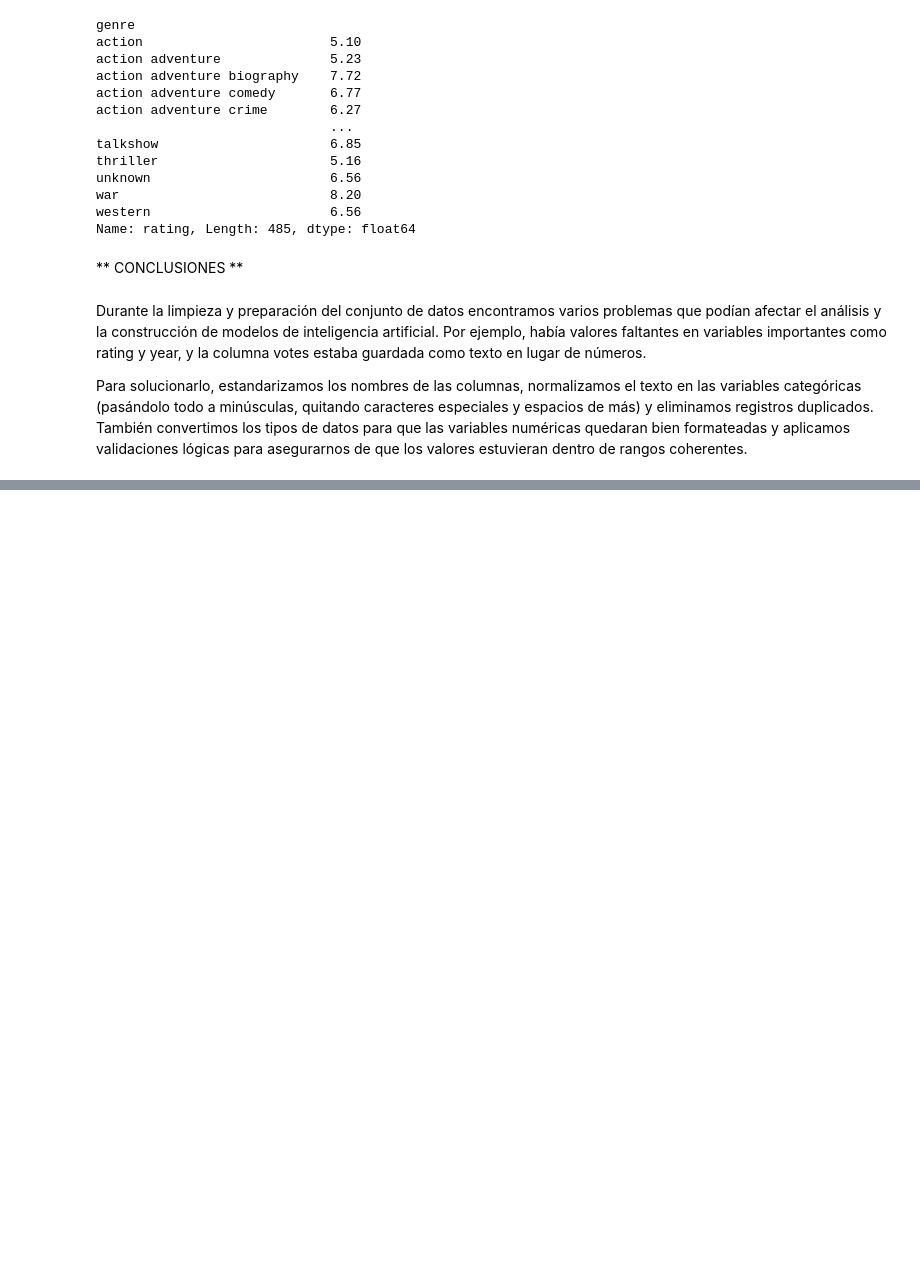
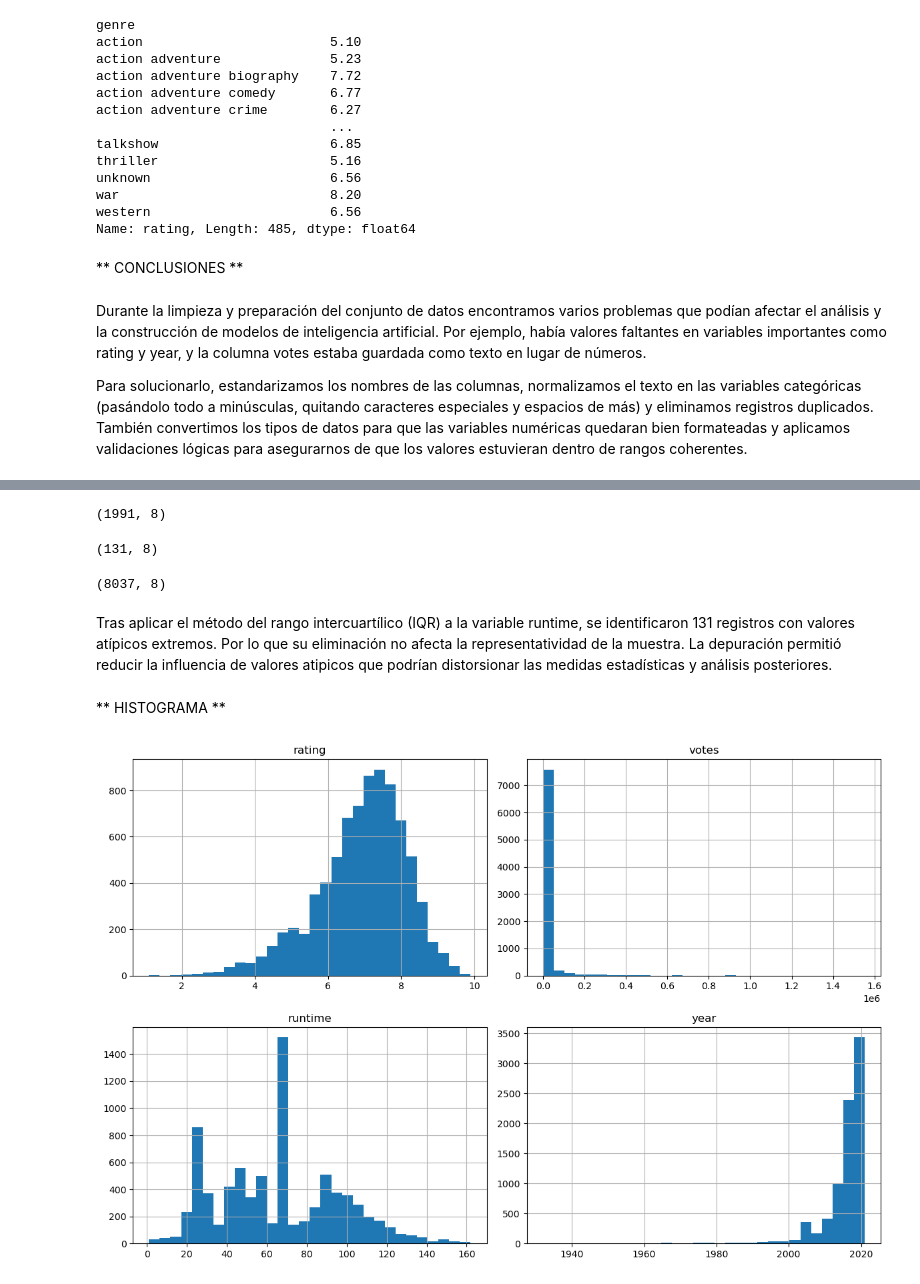
Before and after one commit to SimonCastroV/INFORME1_APREN_AUT, a Jupyter notebook: main.ipynb, the cells around one changed output, grey strips where cells are left out. Cells and saved outputs as stored; diff of their text form; code cells hidden in the pictures; blank space fills up the shorter version.

```diff
--- a/main.ipynb
+++ b/main.ipynb
@@ -360,0 +481,6 @@ Para solucionarlo, estandarizamos los nombres de las columnas, normalizamos el t
+# %%
+Q1 = df[["rating", "votes", "runtime", "year"]].quantile(0.25)
+Q3 = df[["rating", "votes", "runtime", "year"]].quantile(0.75)
+
+IQR = Q3 - Q1
+IQR
@@ -360,0 +493,3 @@ Para solucionarlo, estandarizamos los nombres de las columnas, normalizamos el t
+# %%
+lower_bound = Q1 - 1.5 * IQR
+upper_bound = Q3 + 1.5 * IQR
@@ -360,0 +498,42 @@ Para solucionarlo, estandarizamos los nombres de las columnas, normalizamos el t
+# %%
+outliers = df[
+    ((df[["rating", "votes", "runtime", "year"]] < lower_bound) |
+     (df[["rating", "votes", "runtime", "year"]] > upper_bound))
+    .any(axis=1)
+]
+
+outliers.shape
+# %% [output]
+(1991, 8)
+# %%
+runtime_outliers = df[
+    (df["runtime"] < lower_bound["runtime"]) |
+    (df["runtime"] > upper_bound["runtime"])
+]
+
+runtime_outliers.shape
+# %% [output]
+(131, 8)
+# %%
+df_clean = df[
+    (df["runtime"] >= lower_bound["runtime"]) &
+    (df["runtime"] <= upper_bound["runtime"])
+]
+
+df_clean.shape
+# %% [output]
+(8037, 8)
+# %% [markdown]
+Tras aplicar el método del rango intercuartílico (IQR) a la variable runtime, se identificaron 131 registros con valores atípicos extremos. Por lo que su eliminación no afecta la representatividad de la muestra. La depuración permitió reducir la influencia de valores atipicos que podrían distorsionar las medidas estadísticas y análisis posteriores.
+# %% [markdown]
+** HISTOGRAMA **
+# %%
+import matplotlib.pyplot as plt
+
+numeric_cols = ["rating", "votes", "runtime", "year"]
+
+df_clean[numeric_cols].hist(bins=30, figsize=(12,8))
+plt.tight_layout()
+plt.show()
+# %% [output]
+[figure, added]
```
Also changed, not shown: parts of 33 cells of this notebook.
